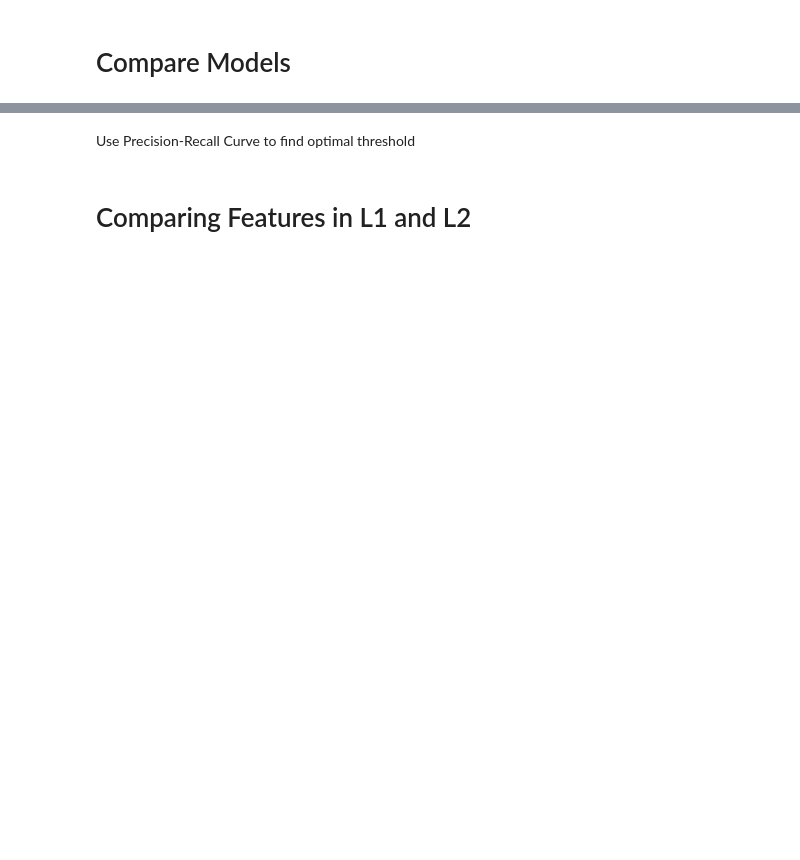
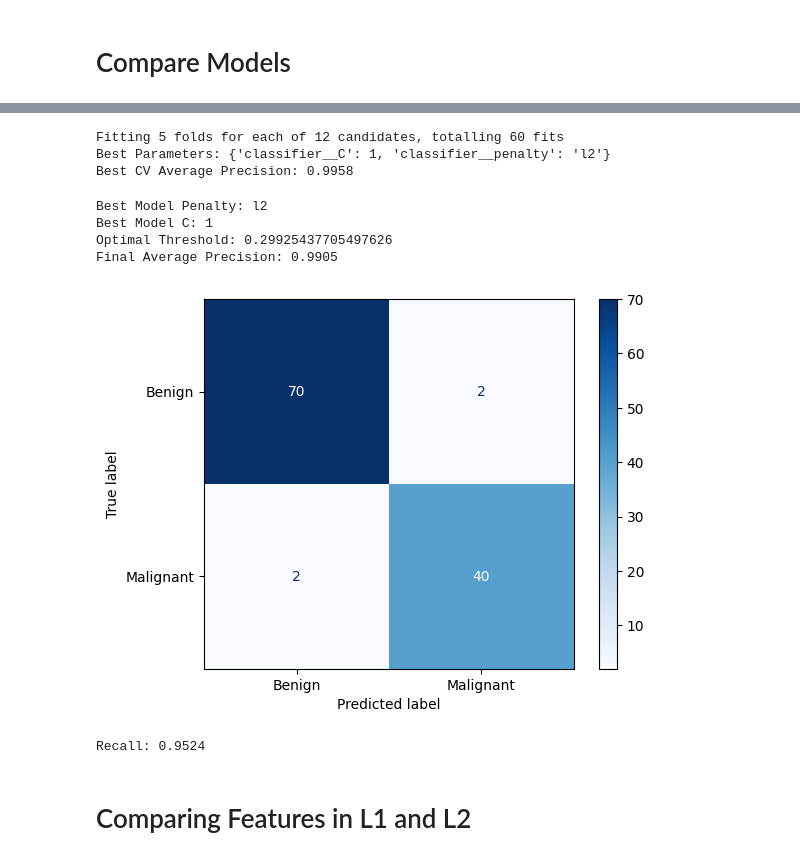
Before and after one commit to jjkim680/Tumor-Classifier, a Jupyter notebook: breastcancer.ipynb, the cells around one changed output, grey strips where cells are left out. Drawn from its saved outputs; the diff is of its cells as text; code cells hidden in the pictures; blank space fills up the shorter version.

```diff
--- a/breastcancer.ipynb
+++ b/breastcancer.ipynb
@@ -219,0 +233,13 @@ def optimal_threshold_for_target_recall(probs, model):
+# %%
+def find_optimal_f1_threshold(precisions, recalls, thresholds):
+    # calculate f1 scores
+    # adding a tiny number to the denominator prevents division by zero
+    f1_scores = 2 * (precisions * recalls) / (precisions + recalls + 1e-8)
+
+    # find index of max f1 score
+    opt_idx = np.argmax(f1_scores)
+
+    # find the threshold that matches the max f1 score
+    opt_threshold = thresholds[min(opt_idx, len(thresholds)-1)]
+
+    return opt_threshold, opt_idx
@@ -286,5 +333,61 @@ evaluation_summary
-# %% [markdown]
-Use Precision-Recall Curve to find optimal threshold
+# %%
+pipe = Pipeline([
+    ('scaler', StandardScaler()),
+    ('classifier', LogisticRegression(solver='liblinear', max_iter=10000))
+])
+
+# test l1 vs l2 over different C
+param_grid = [
+    {
+        'classifier__penalty': ['l1', 'l2'],
+        'classifier__C': [0.001, 0.01, 0.1, 1, 10, 100],
+    }
+]
+
+X_train_unstandardized_dropped = X_train.drop(columns=to_drop, axis=1)
+
+# search for best parameters
+grid_search = GridSearchCV(pipe, param_grid, cv=5, scoring='average_precision', verbose=1)
+grid_search.fit(X_train_unstandardized_dropped, y_train)
+
+# print winner
+print(f"Best Parameters: {grid_search.best_params_}")
+print(f"Best CV Average Precision: {grid_search.best_score_:.4f}")
+
+best_model = grid_search.best_estimator_
+# %% [output]
+Fitting 5 folds for each of 12 candidates, totalling 60 fits
+Best Parameters: {'classifier__C': 1, 'classifier__penalty': 'l2'}
+Best CV Average Precision: 0.9958
+# %%
+best_model_object = best_model.named_steps['classifier']
+print(f'Best Model Penalty: {best_model_object.penalty}')
+print(f'Best Model C: {best_model_object.C}')
+
+
+X_test_unstandardized_dropped = X_test.drop(columns=to_drop, axis=1)
+
+y_test_probs = best_model.predict_proba(X_test_unstandardized_dropped)[:, 1]
+
+precisions, recalls, thresholds = precision_recall_curve(y_test, y_test_probs)
+opt_threshold, _ = find_optimal_f1_threshold(precisions, recalls, thresholds)
+print(f'Optimal Threshold: {opt_threshold}')
+
+y_test_pred = (y_test_probs >= opt_threshold).astype(int)
+
+# evaluate final model
+final_ap = average_precision_score(y_test, y_test_probs)
+print(f'Final Average Precision: {final_ap:.4f}')
+
+recall = confusion_matrix_and_recall(y_test, y_test_pred)
+print(f'Recall: {recall:.4f}')
+# %% [output]
+Best Model Penalty: l2
+Best Model C: 1
+Optimal Threshold: 0.29925437705497626
+Final Average Precision: 0.9905
+[figure, added]
+Recall: 0.9524
 # %% [markdown]
 # Comparing Features in L1 and L2
 # %%
```
Also changed, not shown: parts of 14 cells of this notebook, 1 other file.
